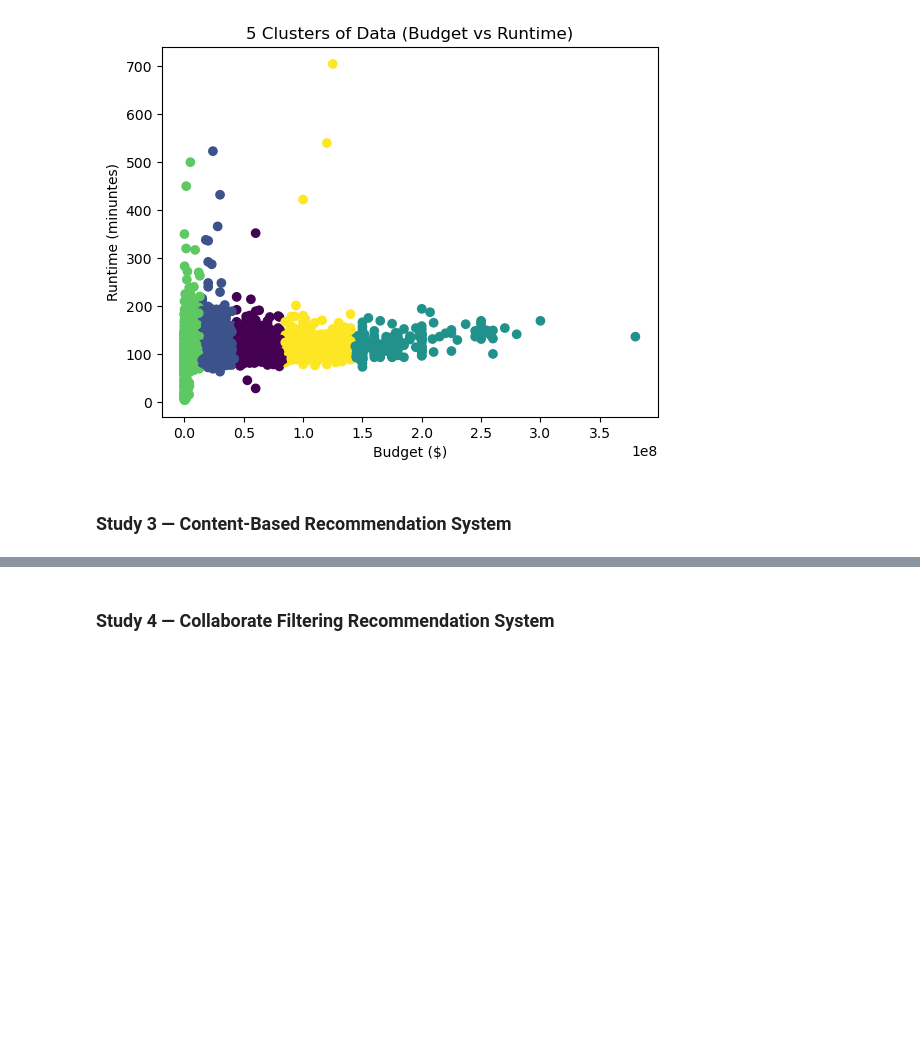
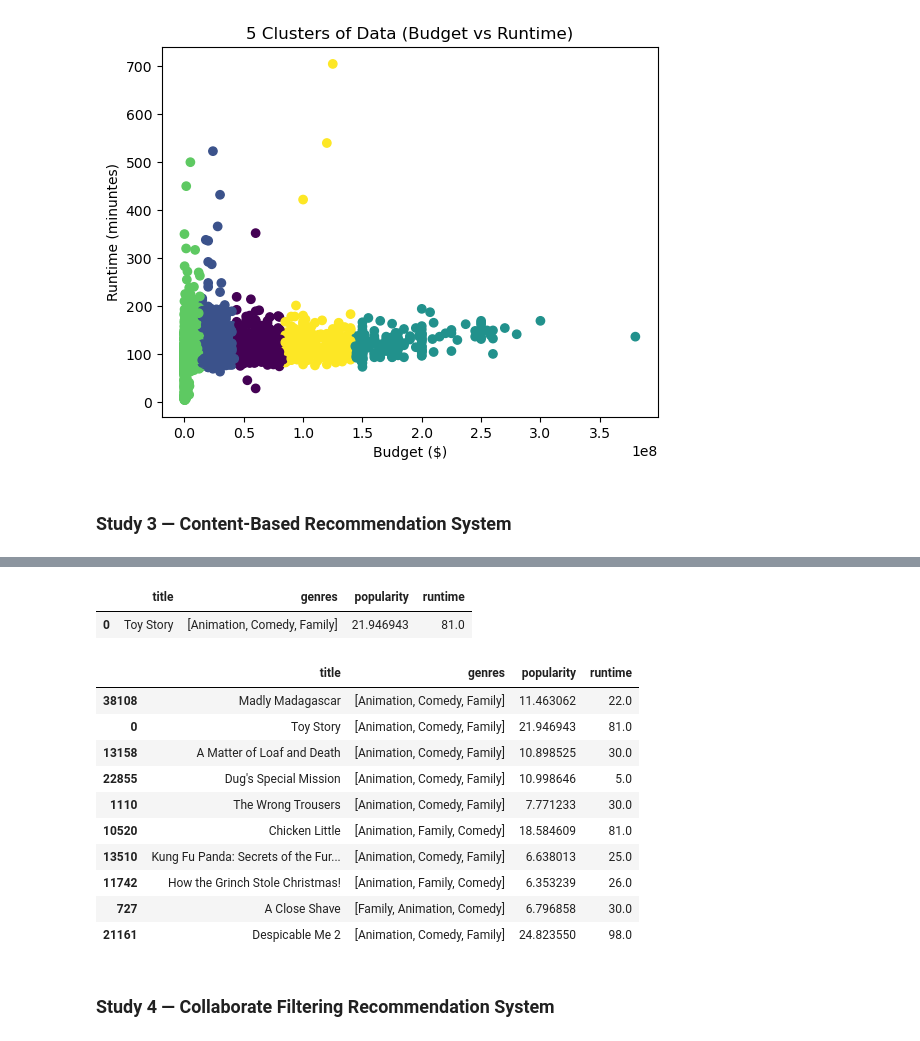
Before and after one commit to BrentMRPalmer/CSI4142-A4, a Jupyter notebook: UnsupervisedLearning.ipynb, the cells around one changed output, grey strips where cells are left out. Cells and saved outputs as stored; diff of their text form; code cells hidden in the pictures; blank space fills up the shorter version.

```diff
--- a/UnsupervisedLearning.ipynb
+++ b/UnsupervisedLearning.ipynb
@@ -1293,3 +1299,54 @@ run_and_plot_minibatchkmeans(revenue_budget_metadata_df, [2, 5], ["budget", "$"]
+# %%
+
+# Implement the first heuristic
+def heuristic_1(reference_movie):
+    # Store the genres for the reference movie
+    reference_genres = cleaned_metadata_df[cleaned_metadata_df["title"]==reference_movie]["genres"].to_list()[0]
+    # Apply the jaccard distance function to the genres attribute, computing distance between the genres of the reference movie with every other movie
+    jaccard_genre = cleaned_metadata_df["genres"].apply(
+        lambda genres: jaccard_similarity(reference_genres, genres)
+    )
+    # Store the popularity score for the reference movie
+    reference_pop =  float(cleaned_metadata_df[cleaned_metadata_df["title"]==reference_movie]["popularity"].iloc[0])
+    # Compute the Euclidean distance between the popularity scores of the reference movie with every other movie
+    euc_pop = cleaned_metadata_df["popularity"].apply(
+        lambda pop: math.dist([reference_pop], [pop])
+    )
+    # Store the runtime for the reference movie
+    reference_run =  float(cleaned_metadata_df[cleaned_metadata_df["title"]==reference_movie]["popularity"].iloc[0])
+    # Compute the Euclidean distance between the runtime scores of the reference movie with every other movie
+    # Note that we compute this separately from the popularity because we weight them differently
+    euc_run = cleaned_metadata_df["runtime"].apply(
+        lambda run: math.dist([reference_run], [run])
+    )
+    # Normalize popularity and runtime distances
+    euc_pop_normalized = (euc_pop - euc_pop.min()) / (euc_pop.max() - euc_pop.min())
+    euc_run_normalized = (euc_run - euc_run.min()) / (euc_run.max() - euc_run.min())
+    # Take the weighted sum
+    attribute_name = "heuristic1_distance_to_" + reference_movie
+    cleaned_metadata_df[attribute_name] = 2*jaccard_genre + 2*euc_pop_normalized + 1*euc_run_normalized
+    # Select the top ten results
+    return(cleaned_metadata_df.sort_values(by=attribute_name).head(10))
+
+cleaned_metadata_df[cleaned_metadata_df['title']=='Toy Story'][['title', 'genres', 'popularity', 'runtime']]
+# %% [output]
+|  | title | genres | popularity | runtime |
+| 0 | Toy Story | [Animation, Comedy, Family] | 21.946943 | 81.0 |
+# %%
+heuristic1_1 = heuristic_1("Toy Story")[['title', 'genres', 'popularity', 'runtime']]
+heuristic1_1
+# %% [output]
+|  | title | genres | popularity | runtime |
+| 38108 | Madly Madagascar | [Animation, Comedy, Family] | 11.463062 | 22.0 |
+| 0 | Toy Story | [Animation, Comedy, Family] | 21.946943 | 81.0 |
+| 13158 | A Matter of Loaf and Death | [Animation, Comedy, Family] | 10.898525 | 30.0 |
+| 22855 | Dug's Special Mission | [Animation, Comedy, Family] | 10.998646 | 5.0 |
+| 1110 | The Wrong Trousers | [Animation, Comedy, Family] | 7.771233 | 30.0 |
+| 10520 | Chicken Little | [Animation, Family, Comedy] | 18.584609 | 81.0 |
+| 13510 | Kung Fu Panda: Secrets of the Fur... | [Animation, Comedy, Family] | 6.638013 | 25.0 |
+| 11742 | How the Grinch Stole Christmas! | [Animation, Family, Comedy] | 6.353239 | 26.0 |
+| 727 | A Close Shave | [Family, Animation, Comedy] | 6.796858 | 30.0 |
+| 21161 | Despicable Me 2 | [Animation, Comedy, Family] | 24.823550 | 98.0 |
 # %% [markdown]
 ### Study 4 — Collaborate Filtering Recommendation System
 # %% [markdown]
```
Also changed, not shown: parts of 1 cell of this notebook, 1 other file.
